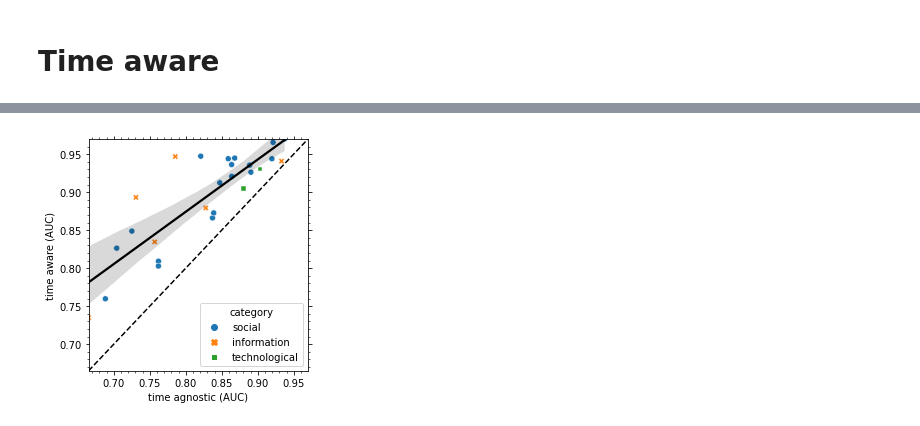
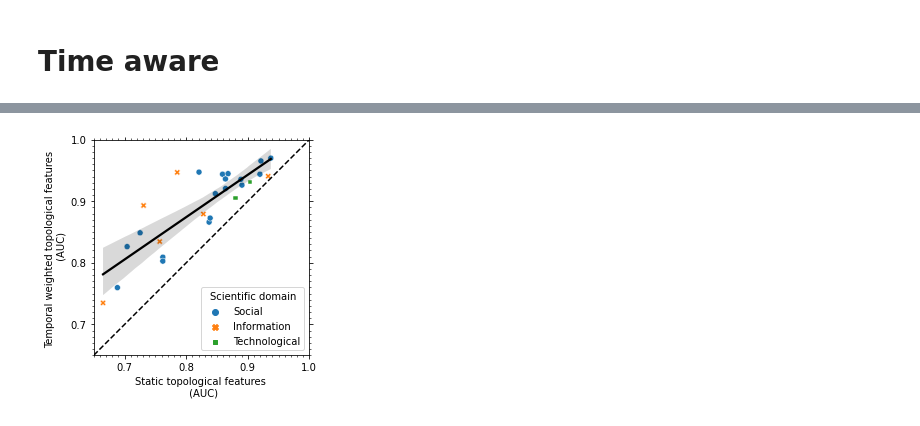
Before and after one commit to gerritjandebruin/temporal-link-prediction, a Jupyter notebook: code/figures/results.ipynb, the cells around one changed output, grey strips where cells are left out. Drawn from its saved outputs; the diff is of its cells as text; code cells hidden in the pictures.

Commit message:
Improved some figures and deleted old scripts

```diff
--- a/code/figures/results.ipynb
+++ b/code/figures/results.ipynb
@@ -128,25 +148,32 @@ df = pd.concat(
   },
   axis=1)
 df['category'] = get_networks()['category']
+# %%
+df.rename(columns={'category': 'Scientific domain'}, inplace=True)
+df.replace({'Scientific domain': {'social': 'Social', 'information': 'Information', 'technological': 'Technological'}}, inplace=True)
 # %%
 auc_values = df[[ylabel, xlabel]].values.flatten()
-lim = (min(auc_values), max(auc_values))
+lim = (min(auc_values), 1)
 
 with plt.rc_context(rc):
-  sns.scatterplot(data=df, x=xlabel, y=ylabel,
-                  hue='category', style='category')
+  ax = sns.scatterplot(data=df, x=xlabel, y=ylabel,
+                  hue='Scientific domain', style='Scientific domain')
   sns.regplot(data=df, x=xlabel, y=ylabel,
-              scatter=False, color='black')
-  plt.axline((0,0), (1,1), ls='--', c='black')
-  plt.xlim(lim)
-  plt.ylim(lim)
+              scatter=False, color='black', ax=ax)
+  ax.axline((0,0), (1,1), ls='--', c='black')
+  ax.axis('scaled')
+  ax.axis([.65, 1, .65, 1])
+  plt.xlabel('Static topological features \n (AUC)')
+  plt.ylabel('Temporal weighted topological features \n (AUC)')
   ax = plt.gca()
   ax.xaxis.set_minor_locator(matplotlib.ticker.MultipleLocator(.01))
   ax.yaxis.set_minor_locator(matplotlib.ticker.MultipleLocator(.01))
+  ax.xaxis.set_major_locator(matplotlib.ticker.MultipleLocator(.1))
+  ax.yaxis.set_major_locator(matplotlib.ticker.MultipleLocator(.1))
   plt.tight_layout()
   plt.savefig('code/figures/output/results.pdf')
 # %% [output]
-[figure, old version]
+[figure, new version]
 # %%
 labels = networks.copy()
 # %%
```
Also changed, not shown: parts of 15 cells of this notebook, 23 other files.
